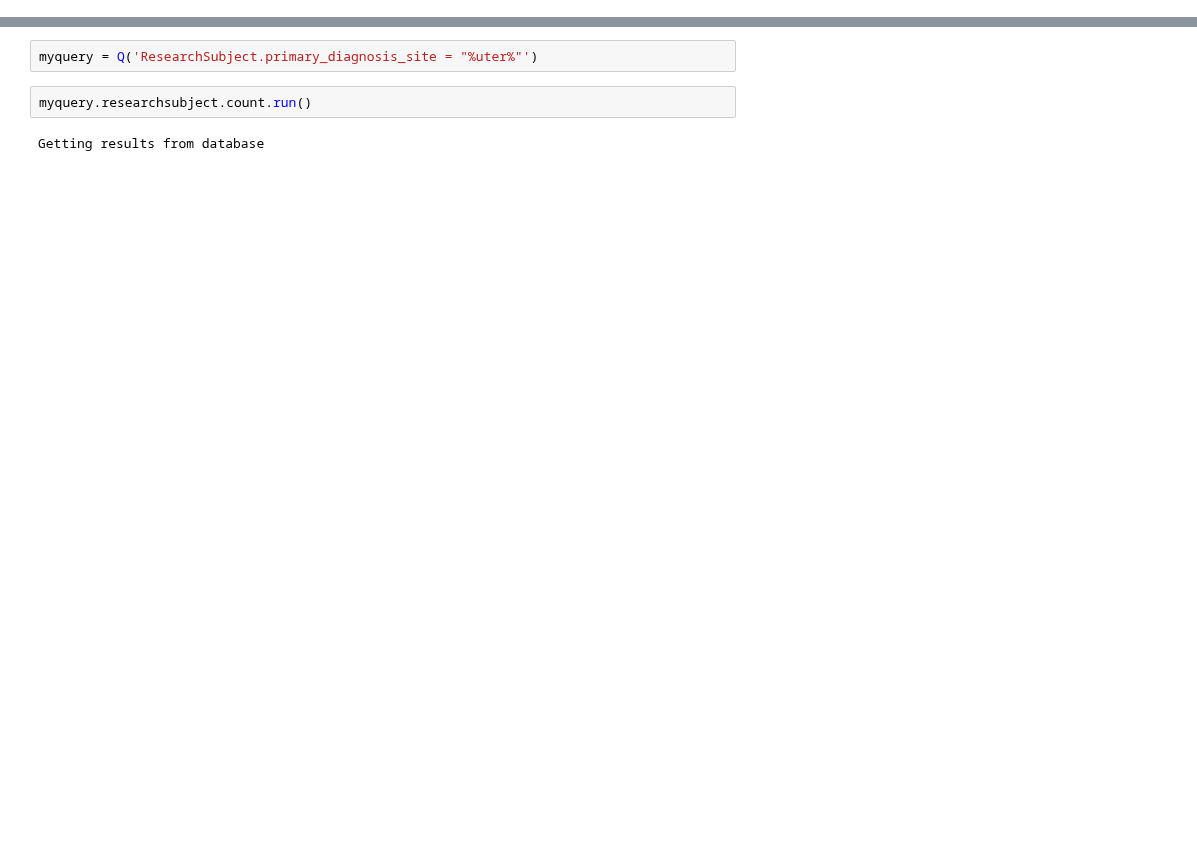
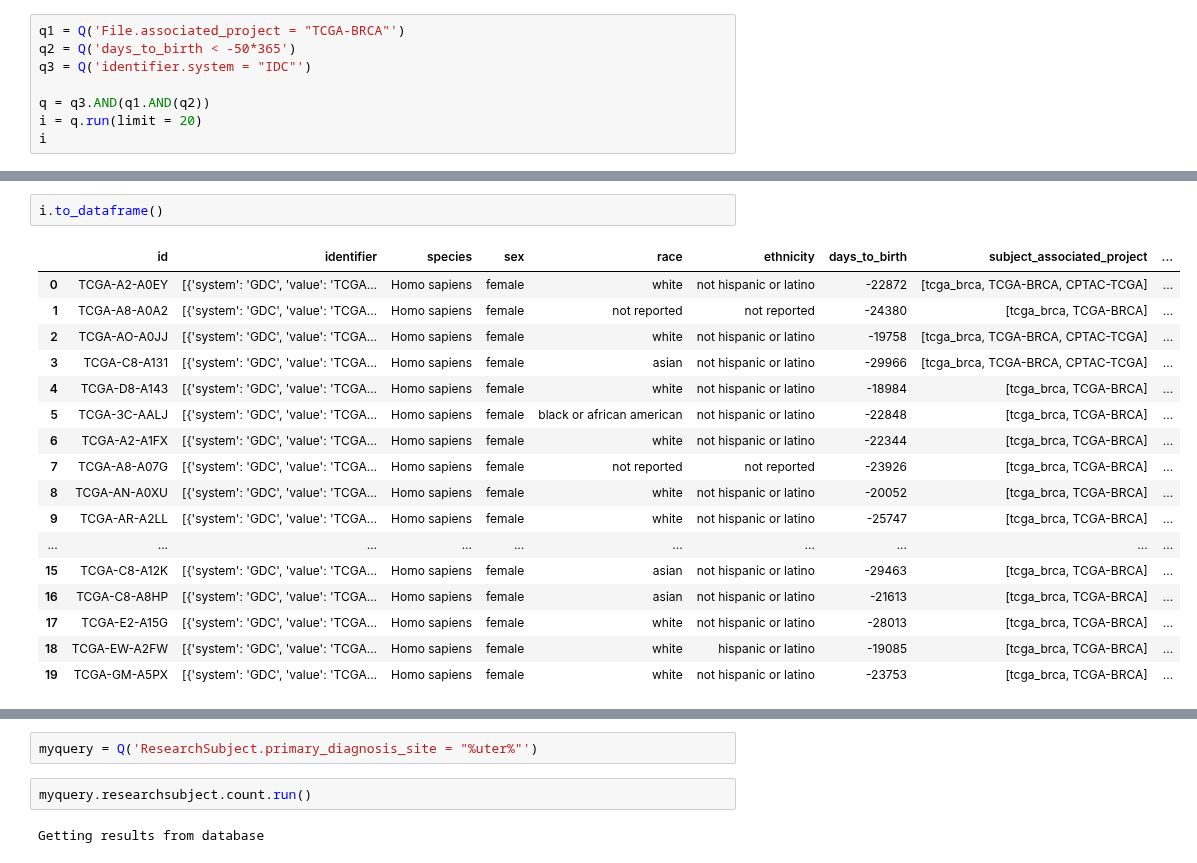
Before and after one commit to CancerDataAggregator/CDA-HelpDesk, a Jupyter notebook: docs/Examples/scratch.ipynb, the cells around one changed output, grey strips where cells are left out. Drawn from its saved outputs; the diff is of its cells as text; blank space fills up the shorter version.

```diff
--- a/docs/Examples/scratch.ipynb
+++ b/docs/Examples/scratch.ipynb
@@ -7,0 +8,8 @@ Q.set_host_url("http://35.192.60.10:8080/")
+# %%
+q1 = Q('File.associated_project = "TCGA-BRCA"')
+q2 = Q('days_to_birth < -50*365')
+q3 = Q('identifier.system = "IDC"')
+
+q = q3.AND(q1.AND(q2))
+i = q.run(limit = 20)
+i
@@ -7,0 +25,20 @@ Q.set_host_url("http://35.192.60.10:8080/")
+# %%
+i.to_dataframe()
+# %% [output]
+|  | id | identifier | species | sex | race | ethnicity | days_to_birth | subject_associated_project | ... |
+| 0 | TCGA-A2-A0EY | [{'system': 'GDC', 'value': 'TCGA... | Homo sapiens | female | white | not hispanic or latino | -22872 | [tcga_brca, TCGA-BRCA, CPTAC-TCGA] | ... |
+| 1 | TCGA-A8-A0A2 | [{'system': 'GDC', 'value': 'TCGA... | Homo sapiens | female | not reported | not reported | -24380 | [tcga_brca, TCGA-BRCA] | ... |
+| 2 | TCGA-AO-A0JJ | [{'system': 'GDC', 'value': 'TCGA... | Homo sapiens | female | white | not hispanic or latino | -19758 | [tcga_brca, TCGA-BRCA, CPTAC-TCGA] | ... |
+| 3 | TCGA-C8-A131 | [{'system': 'GDC', 'value': 'TCGA... | Homo sapiens | female | asian | not hispanic or latino | -29966 | [tcga_brca, TCGA-BRCA, CPTAC-TCGA] | ... |
+| 4 | TCGA-D8-A143 | [{'system': 'GDC', 'value': 'TCGA... | Homo sapiens | female | white | not hispanic or latino | -18984 | [tcga_brca, TCGA-BRCA] | ... |
+| 5 | TCGA-3C-AALJ | [{'system': 'GDC', 'value': 'TCGA... | Homo sapiens | female | black or african american | not hispanic or latino | -22848 | [tcga_brca, TCGA-BRCA] | ... |
+| 6 | TCGA-A2-A1FX | [{'system': 'GDC', 'value': 'TCGA... | Homo sapiens | female | white | not hispanic or latino | -22344 | [tcga_brca, TCGA-BRCA] | ... |
+| 7 | TCGA-A8-A07G | [{'system': 'GDC', 'value': 'TCGA... | Homo sapiens | female | not reported | not reported | -23926 | [tcga_brca, TCGA-BRCA] | ... |
+| 8 | TCGA-AN-A0XU | [{'system': 'GDC', 'value': 'TCGA... | Homo sapiens | female | white | not hispanic or latino | -20052 | [tcga_brca, TCGA-BRCA] | ... |
+| 9 | TCGA-AR-A2LL | [{'system': 'GDC', 'value': 'TCGA... | Homo sapiens | female | white | not hispanic or latino | -25747 | [tcga_brca, TCGA-BRCA] | ... |
+| ... | ... | ... | ... | ... | ... | ... | ... | ... | ... |
+| 15 | TCGA-C8-A12K | [{'system': 'GDC', 'value': 'TCGA... | Homo sapiens | female | asian | not hispanic or latino | -29463 | [tcga_brca, TCGA-BRCA] | ... |
+| 16 | TCGA-C8-A8HP | [{'system': 'GDC', 'value': 'TCGA... | Homo sapiens | female | asian | not hispanic or latino | -21613 | [tcga_brca, TCGA-BRCA] | ... |
+| 17 | TCGA-E2-A15G | [{'system': 'GDC', 'value': 'TCGA... | Homo sapiens | female | white | not hispanic or latino | -28013 | [tcga_brca, TCGA-BRCA] | ... |
+| 18 | TCGA-EW-A2FW | [{'system': 'GDC', 'value': 'TCGA... | Homo sapiens | female | white | hispanic or latino | -19085 | [tcga_brca, TCGA-BRCA] | ... |
+| 19 | TCGA-GM-A5PX | [{'system': 'GDC', 'value': 'TCGA... | Homo sapiens | female | white | not hispanic or latino | -23753 | [tcga_brca, TCGA-BRCA] | ... |
```
Also changed, not shown: parts of 22 cells of this notebook, 6 other files.
